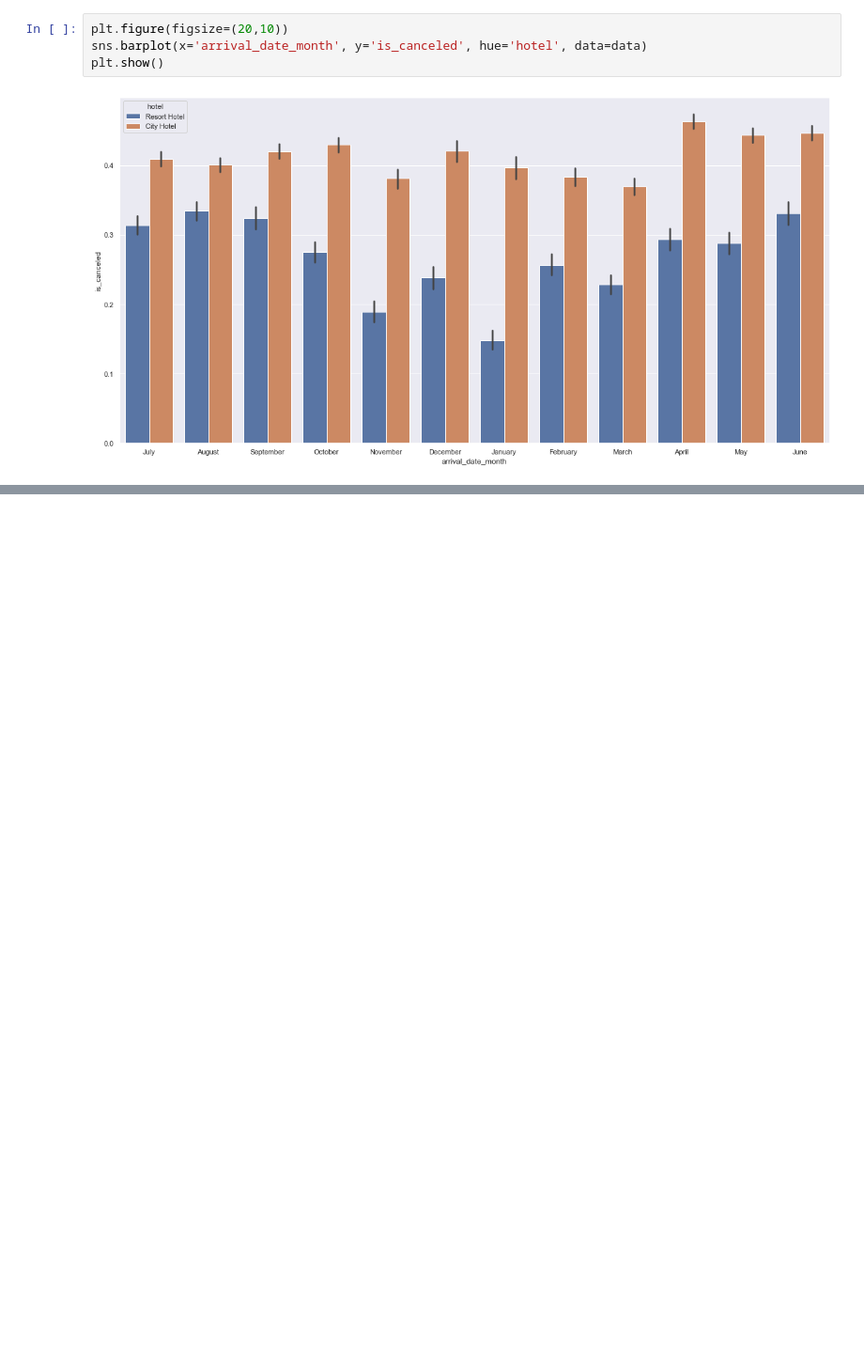
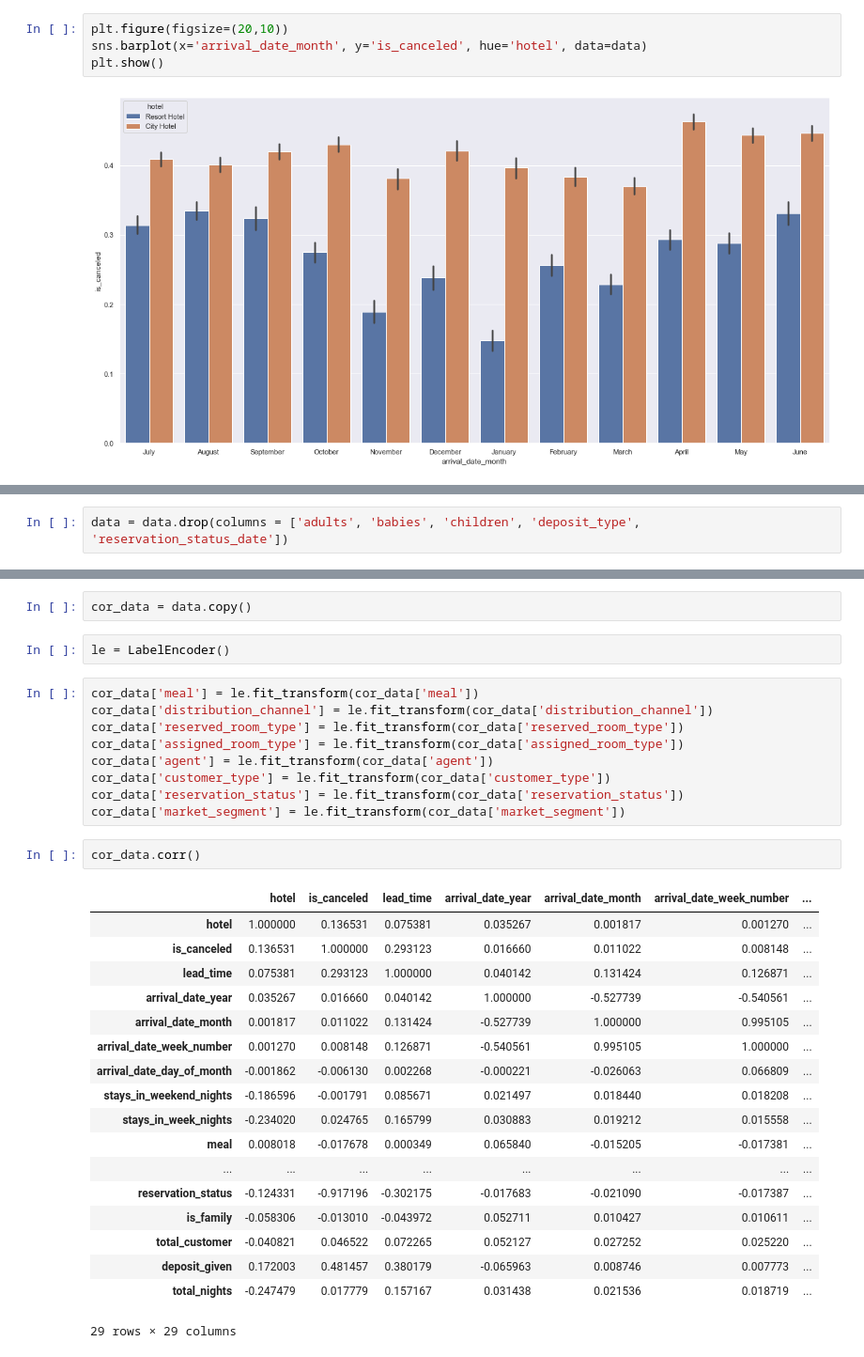
Before and after one commit to SBIK1219/CodingTest, a Jupyter notebook: Hotel_Booking2.ipynb, the cells around one changed output, grey strips where cells are left out. Shown: that part at 94% size. Cells and saved outputs as stored; diff of their text form; blank space fills up the shorter version.

```diff
--- a/Hotel_Booking2.ipynb
+++ b/Hotel_Booking2.ipynb
@@ -112,0 +203,2 @@ plt.show()
+# %%
+data = data.drop(columns = ['adults', 'babies', 'children', 'deposit_type', 'reservation_status_date'])
@@ -112,0 +220,34 @@ plt.show()
+# %%
+cor_data = data.copy()
+# %%
+le = LabelEncoder()
+# %%
+cor_data['meal'] = le.fit_transform(cor_data['meal'])
+cor_data['distribution_channel'] = le.fit_transform(cor_data['distribution_channel'])
+cor_data['reserved_room_type'] = le.fit_transform(cor_data['reserved_room_type'])
+cor_data['assigned_room_type'] = le.fit_transform(cor_data['assigned_room_type'])
+cor_data['agent'] = le.fit_transform(cor_data['agent'])
+cor_data['customer_type'] = le.fit_transform(cor_data['customer_type'])
+cor_data['reservation_status'] = le.fit_transform(cor_data['reservation_status'])
+cor_data['market_segment'] = le.fit_transform(cor_data['market_segment'])
+# %%
+cor_data.corr()
+# %% [output]
+|  | hotel | is_canceled | lead_time | arrival_date_year | arrival_date_month | arrival_date_week_number | ... |
+| hotel | 1.000000 | 0.136531 | 0.075381 | 0.035267 | 0.001817 | 0.001270 | ... |
+| is_canceled | 0.136531 | 1.000000 | 0.293123 | 0.016660 | 0.011022 | 0.008148 | ... |
+| lead_time | 0.075381 | 0.293123 | 1.000000 | 0.040142 | 0.131424 | 0.126871 | ... |
+| arrival_date_year | 0.035267 | 0.016660 | 0.040142 | 1.000000 | -0.527739 | -0.540561 | ... |
+| arrival_date_month | 0.001817 | 0.011022 | 0.131424 | -0.527739 | 1.000000 | 0.995105 | ... |
+| arrival_date_week_number | 0.001270 | 0.008148 | 0.126871 | -0.540561 | 0.995105 | 1.000000 | ... |
+| arrival_date_day_of_month | -0.001862 | -0.006130 | 0.002268 | -0.000221 | -0.026063 | 0.066809 | ... |
+| stays_in_weekend_nights | -0.186596 | -0.001791 | 0.085671 | 0.021497 | 0.018440 | 0.018208 | ... |
+| stays_in_week_nights | -0.234020 | 0.024765 | 0.165799 | 0.030883 | 0.019212 | 0.015558 | ... |
+| meal | 0.008018 | -0.017678 | 0.000349 | 0.065840 | -0.015205 | -0.017381 | ... |
+| ... | ... | ... | ... | ... | ... | ... | ... |
+| reservation_status | -0.124331 | -0.917196 | -0.302175 | -0.017683 | -0.021090 | -0.017387 | ... |
+| is_family | -0.058306 | -0.013010 | -0.043972 | 0.052711 | 0.010427 | 0.010611 | ... |
+| total_customer | -0.040821 | 0.046522 | 0.072265 | 0.052127 | 0.027252 | 0.025220 | ... |
+| deposit_given | 0.172003 | 0.481457 | 0.380179 | -0.065963 | 0.008746 | 0.007773 | ... |
+| total_nights | -0.247479 | 0.017779 | 0.157167 | 0.031438 | 0.021536 | 0.018719 | ... |
+29 rows × 29 columns
```
Also changed, not shown: parts of 19 cells of this notebook.
